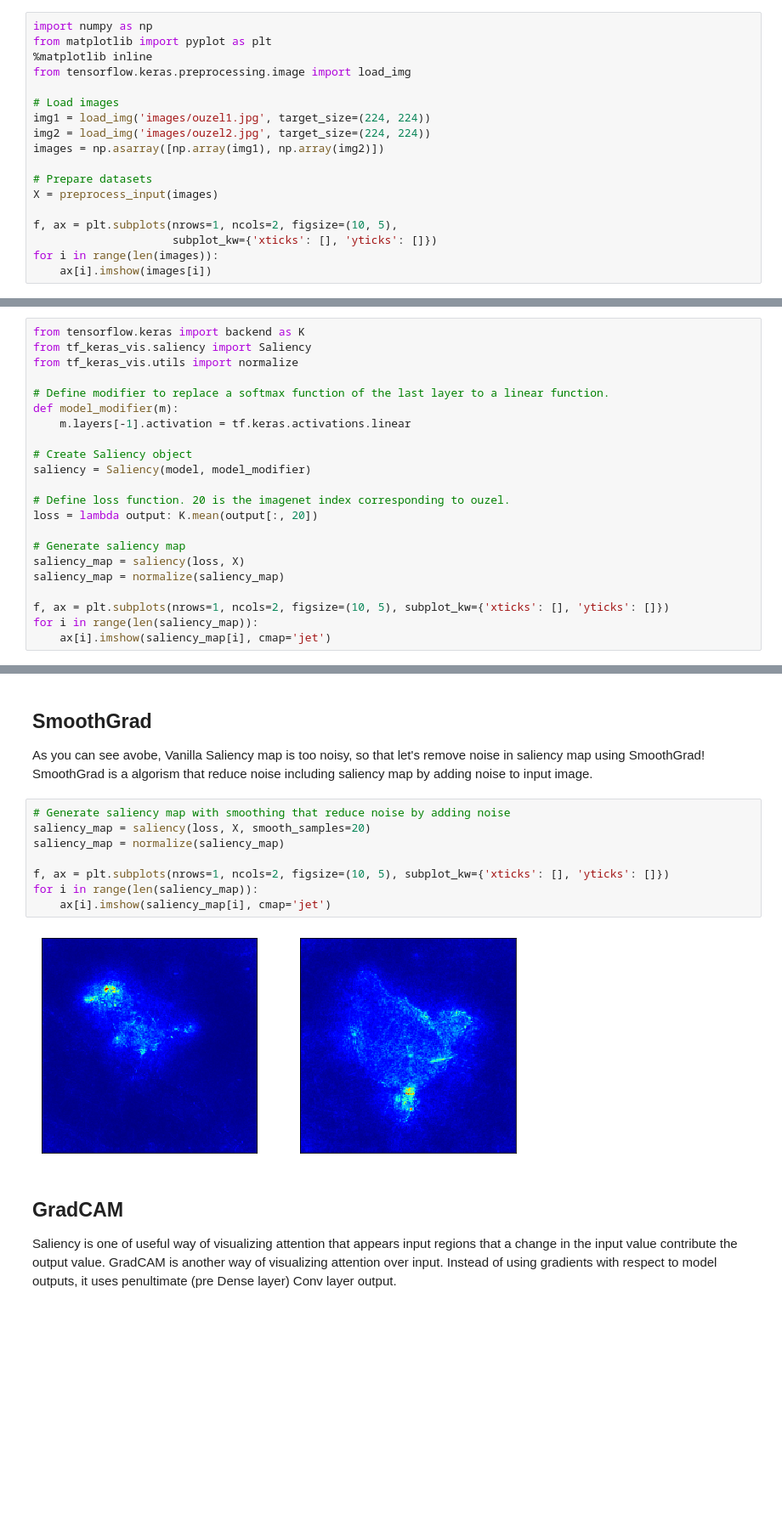
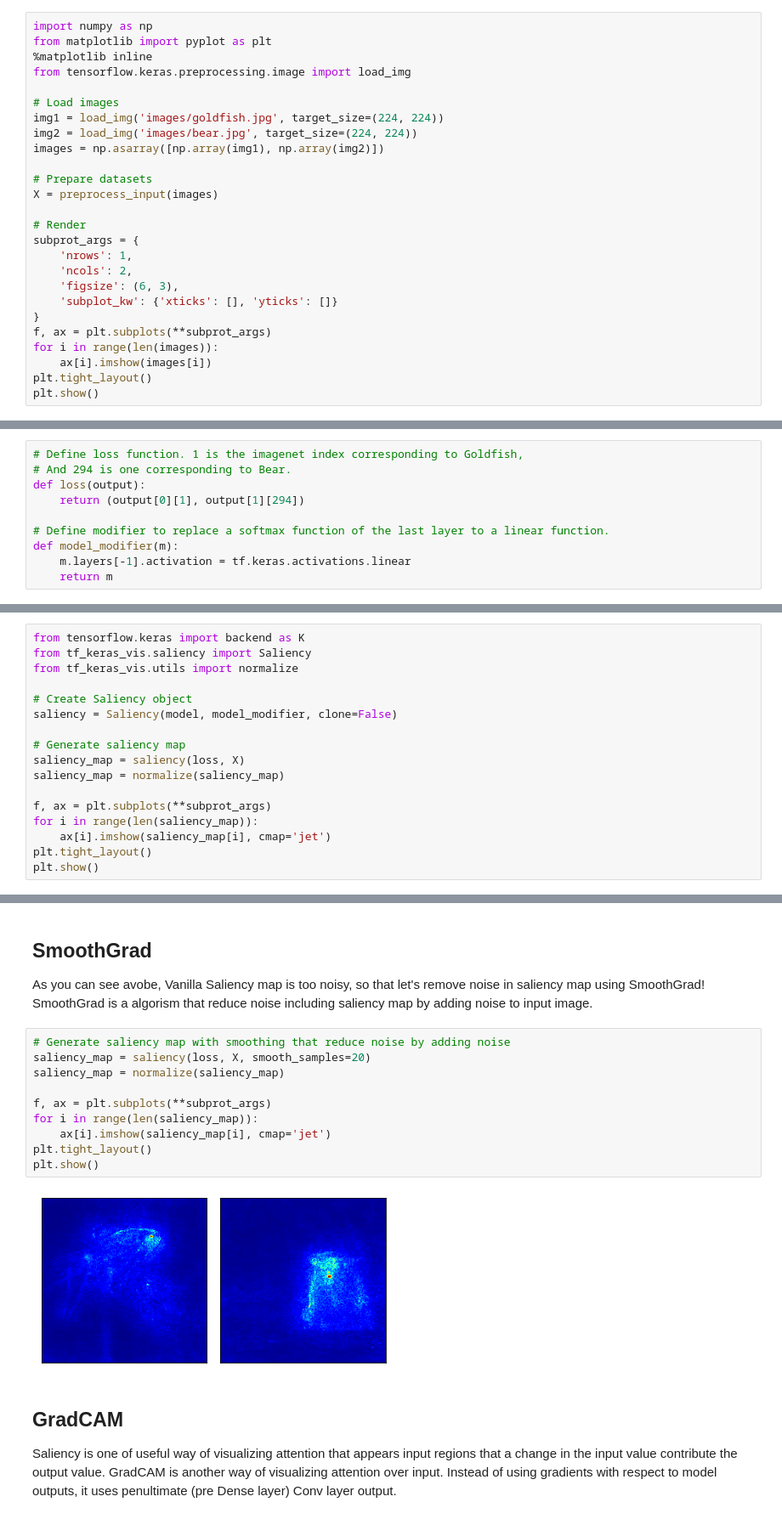
Before and after one commit to keisen/tf-keras-vis, a Jupyter notebook: examples/attentions.ipynb, the cells around one changed output, grey strips where cells are left out. Shown at 85% size. Saved outputs shown, nothing was run; the diff lists cells and outputs as text; blank space fills up the shorter version.

```diff
--- a/examples/attentions.ipynb
+++ b/examples/attentions.ipynb
@@ -50,15 +50,23 @@ from matplotlib import pyplot as plt
 from tensorflow.keras.preprocessing.image import load_img
 
 # Load images
-img1 = load_img('images/ouzel1.jpg', target_size=(224, 224))
-img2 = load_img('images/ouzel2.jpg', target_size=(224, 224))
+img1 = load_img('images/goldfish.jpg', target_size=(224, 224))
+img2 = load_img('images/bear.jpg', target_size=(224, 224))
 images = np.asarray([np.array(img1), np.array(img2)])
 
 # Prepare datasets
 X = preprocess_input(images)
 
-f, ax = plt.subplots(nrows=1, ncols=2, figsize=(10, 5),
-                     subplot_kw={'xticks': [], 'yticks': []})
+# Render
+subprot_args = {
+    'nrows': 1,
+    'ncols': 2,
+    'figsize': (6, 3),
+    'subplot_kw': {'xticks': [], 'yticks': []}
+}
+f, ax = plt.subplots(**subprot_args)
 for i in range(len(images)):
     ax[i].imshow(images[i])
+plt.tight_layout()
+plt.show()
 # %% [output]
@@ -72,0 +80,10 @@ for i in range(len(images)):
+# %%
+# Define loss function. 1 is the imagenet index corresponding to Goldfish,
+# And 294 is one corresponding to Bear.
+def loss(output):
+    return (output[0][1], output[1][294])
+
+# Define modifier to replace a softmax function of the last layer to a linear function.
+def model_modifier(m):
+    m.layers[-1].activation = tf.keras.activations.linear
+    return m
@@ -75,21 +96,16 @@ from tensorflow.keras import backend as K
 from tf_keras_vis.saliency import Saliency
 from tf_keras_vis.utils import normalize
 
-# Define modifier to replace a softmax function of the last layer to a linear function.
-def model_modifier(m):
-    m.layers[-1].activation = tf.keras.activations.linear
-
 # Create Saliency object
-saliency = Saliency(model, model_modifier)
-
-# Define loss function. 20 is the imagenet index corresponding to ouzel.
-loss = lambda output: K.mean(output[:, 20])
+saliency = Saliency(model, model_modifier, clone=False)
 
 # Generate saliency map
 saliency_map = saliency(loss, X)
 saliency_map = normalize(saliency_map)
 
-f, ax = plt.subplots(nrows=1, ncols=2, figsize=(10, 5), subplot_kw={'xticks': [], 'yticks': []})
+f, ax = plt.subplots(**subprot_args)
 for i in range(len(saliency_map)):
     ax[i].imshow(saliency_map[i], cmap='jet')
+plt.tight_layout()
+plt.show()
 # %% [output]
@@ -101,13 +117,15 @@ As you can see avobe, Vanilla Saliency map is too noisy, so that let's remove no
 # %%
 # Generate saliency map with smoothing that reduce noise by adding noise
 saliency_map = saliency(loss, X, smooth_samples=20)
 saliency_map = normalize(saliency_map)
 
-f, ax = plt.subplots(nrows=1, ncols=2, figsize=(10, 5), subplot_kw={'xticks': [], 'yticks': []})
+f, ax = plt.subplots(**subprot_args)
 for i in range(len(saliency_map)):
     ax[i].imshow(saliency_map[i], cmap='jet')
+plt.tight_layout()
+plt.show()
 # %% [output]
-[figure, old version]
+[figure, new version]
 # %% [markdown]
 ## GradCAM
 
```
Also changed, not shown: parts of 6 cells of this notebook, 15 other files.
